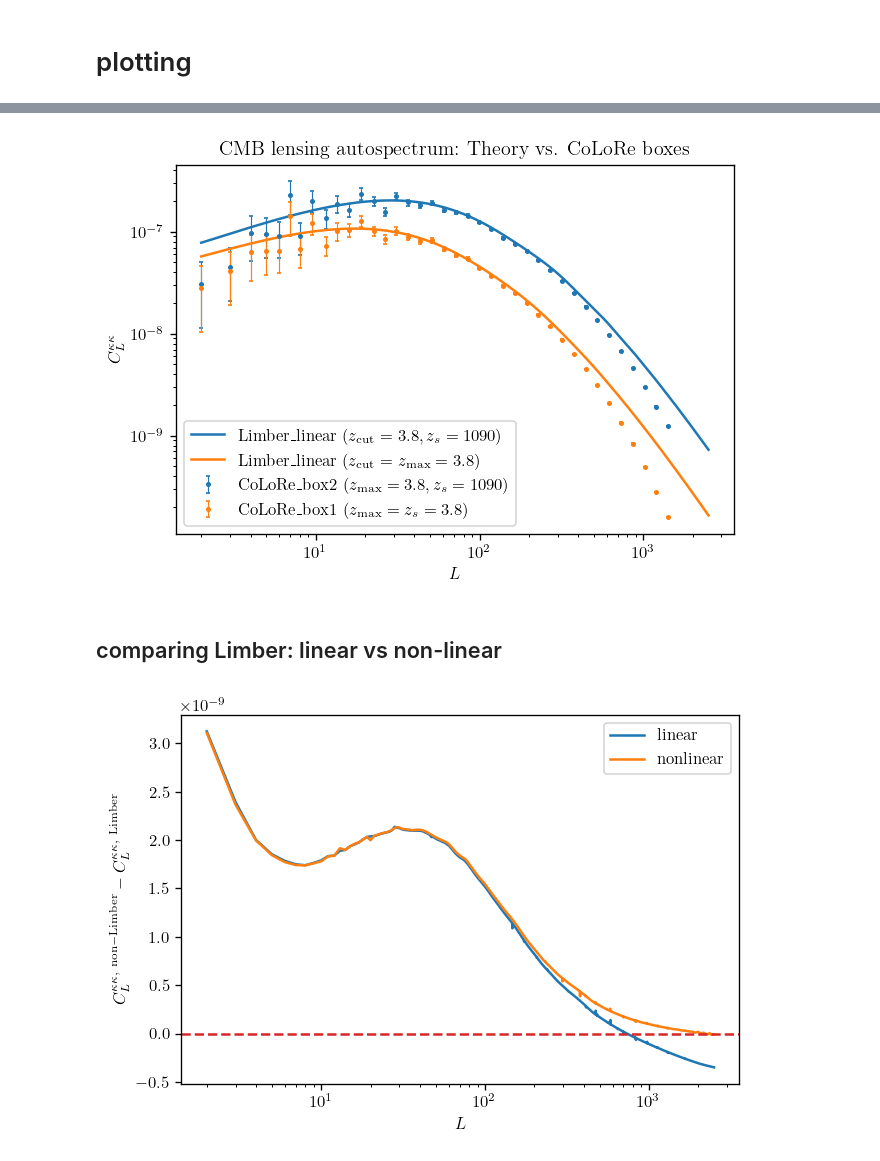
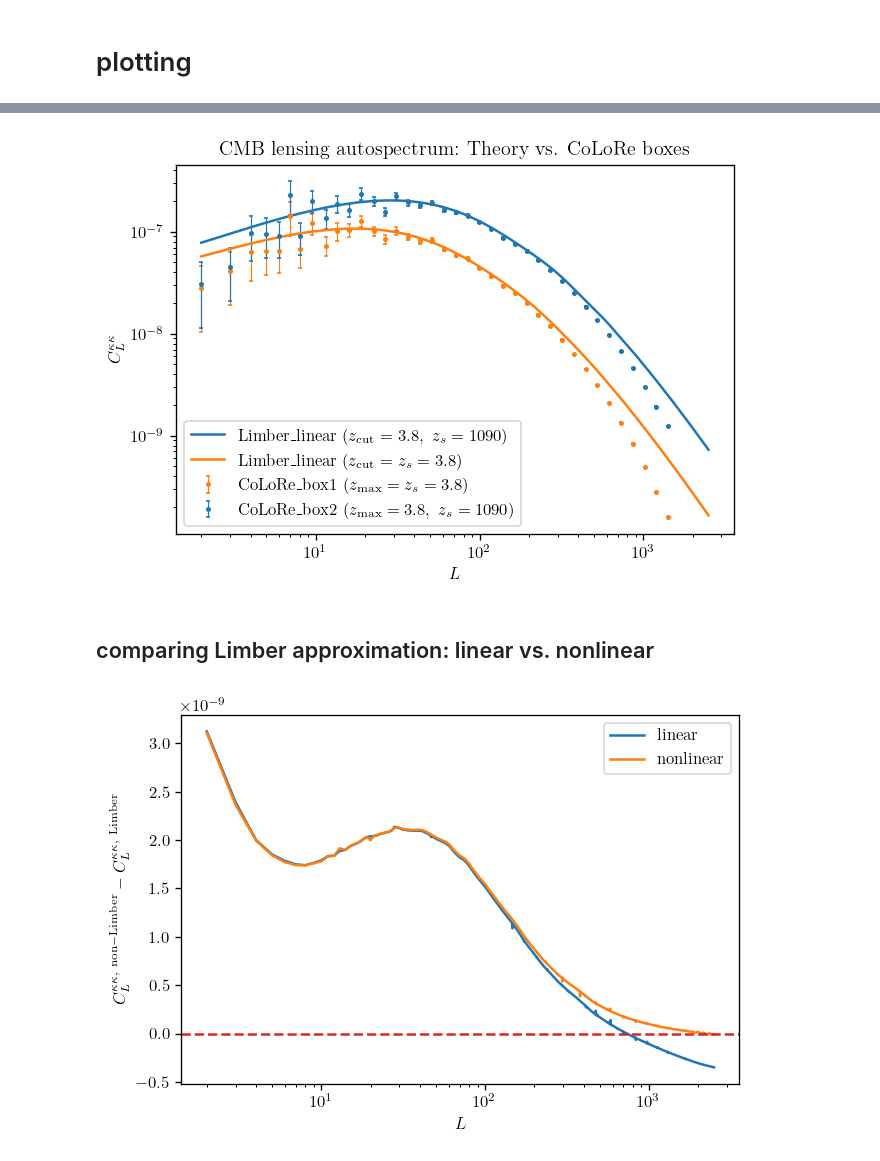
Before and after one commit to dljarque/LSST_CMBlensing_forecast, a Jupyter notebook: notebooks/cmb_lensing_auto.ipynb, the cells around one changed output, grey strips where cells are left out. Saved outputs shown, nothing was run; the diff lists cells and outputs as text; code cells hidden in the pictures.

```diff
--- a/notebooks/cmb_lensing_auto.ipynb
+++ b/notebooks/cmb_lensing_auto.ipynb
@@ -231,29 +232,29 @@ plt.show()
 # %%
 plt.figure(figsize=(6, 4), dpi=120)
 
 # plot the rebinned Cls with error bars
-plt.errorbar(ells_colore, cl_kk_colore_zs, yerr=err_tt_zs, elinewidth=0.7, capsize=1.0, fmt='C0.', markersize=4.0, label=r'CoLoRe_box2 ($z_{\rm max} = 3.8, z_s=1090$)')
 plt.errorbar(ells_colore, cl_kk_colore_zmax, yerr=err_tt_zmax, elinewidth=0.7, capsize=1.0, fmt='C1.', markersize=4.0, label=r'CoLoRe_box1 ($z_{\rm max} = z_s = 3.8$)')
+plt.errorbar(ells_colore, cl_kk_colore_zs, yerr=err_tt_zs, elinewidth=0.7, capsize=1.0, fmt='C0.', markersize=4.0, label=r'CoLoRe_box2 ($z_{\rm max} = 3.8, \ z_s=1090$)')
 
 # manual limber integration full redshift
-plt.plot(ells, cl_kk_lin_zmax_zs, c='C0', ls='-', label=r'Limber_linear ($z_{\rm cut} = 3.8,z_s=1090$)')
-plt.plot(ells, cl_kk_lin_zmax_zmax, c='C1', ls='-', label=r'Limber_linear ($z_{\rm cut} = z_{\rm max} = 3.8$)')
+plt.plot(ells, cl_kk_lin_zmax_zs, c='C0', ls='-', label=r'Limber_linear ($z_{\rm cut} = 3.8, \ z_s=1090$)')
+plt.plot(ells, cl_kk_lin_zmax_zmax, c='C1', ls='-', label=r'Limber_linear ($z_{\rm cut} = z_s = 3.8$)')
 
 plt.xscale('log')
 plt.yscale('log')
 plt.xlabel(r'$L$')
 plt.ylabel(r'$C_{L}^{\kappa \kappa}$')
 
 plt.title('CMB lensing autospectrum: Theory vs. CoLoRe boxes')
 plt.legend()
 
-plt.savefig(f'plots/cls_kk_sourceplane_comparison.png', bbox_inches='tight')
-plt.savefig(f'plots/cls_kk_sourceplane_comparison.pdf', bbox_inches='tight')
+plt.savefig(f'plots/cls_kk_boxes_comparison.png', bbox_inches='tight')
+plt.savefig(f'plots/cls_kk_boxes_comparison.pdf', bbox_inches='tight')
 plt.show()
 # %% [output]
-[figure, old version]
+[figure, new version]
 # %% [markdown]
-## comparing Limber: linear vs non-linear
+## comparing Limber approximation: linear vs. nonlinear
 # %%
 plt.figure(figsize=(6, 4), dpi=120)
 
```
Also changed, not shown: parts of 4 cells of this notebook, 10 other files.
